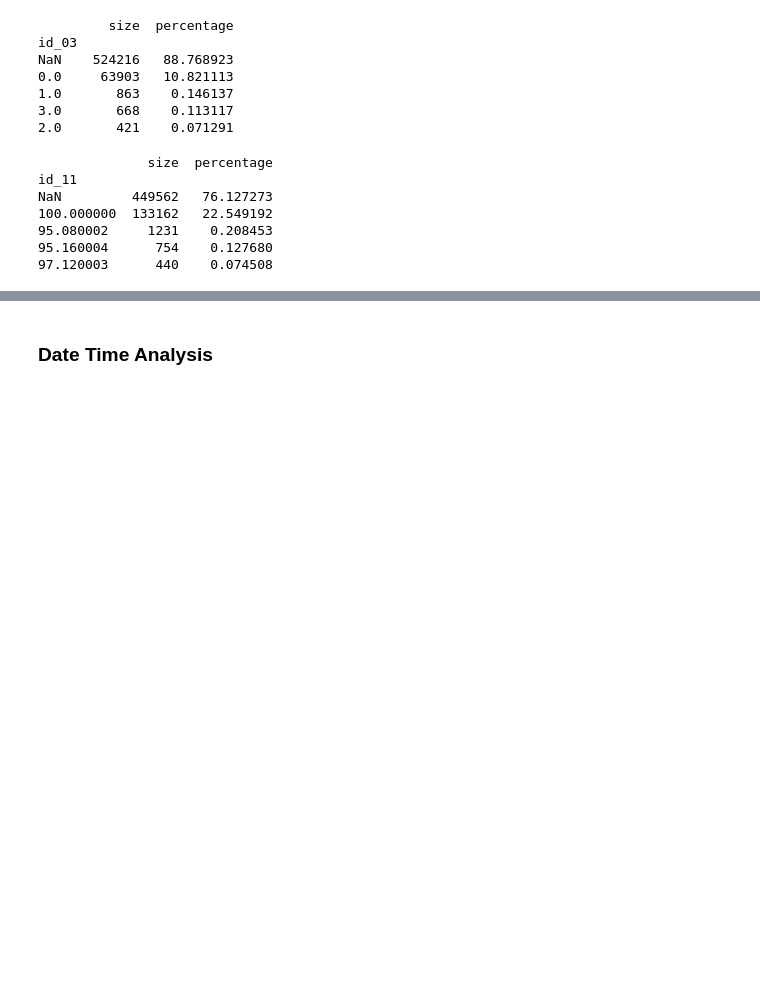
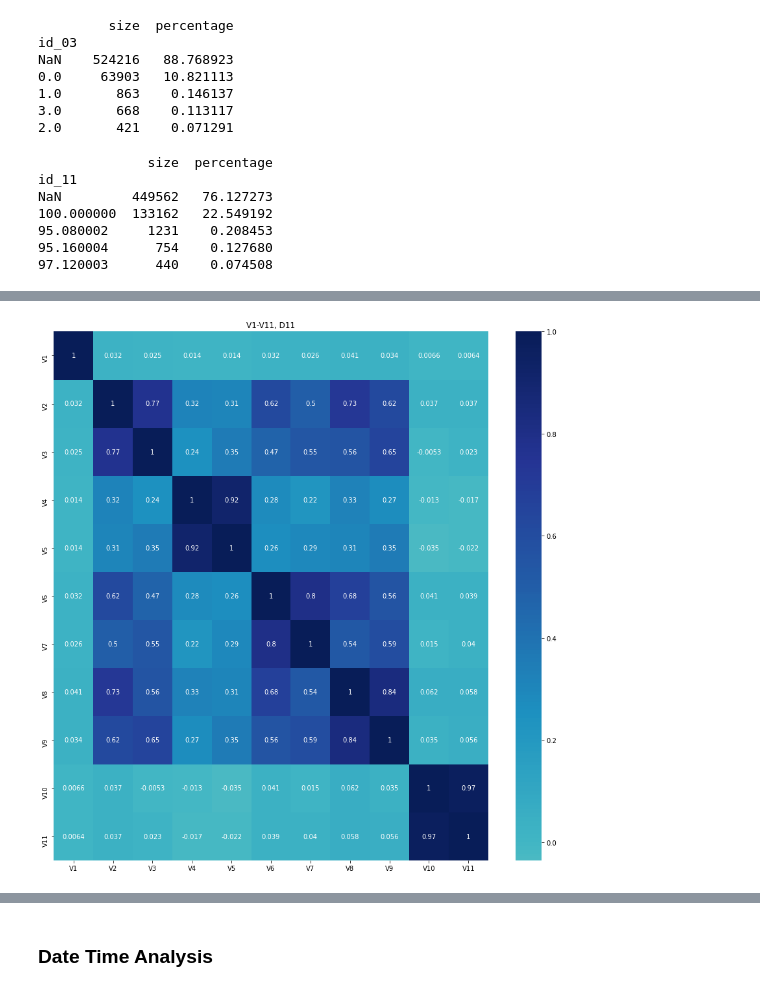
Before and after one commit to JoshSpangler96/IEEE-CIS-Fraud-Detection, a Jupyter notebook: IEEE_Fraud_Detection_EDA.ipynb, the cells around one changed output, grey strips where cells are left out. Cells and saved outputs as stored; diff of their text form; code cells hidden in the pictures; blank space fills up the shorter version.

```diff
--- a/IEEE_Fraud_Detection_EDA.ipynb
+++ b/IEEE_Fraud_Detection_EDA.ipynb
@@ -1192,0 +676,6 @@ corr_plot(df=train, features=features, title='V279-V321', annot=False)
+# %%
+features = ['V1', 'V2', 'V3', 'V4', 'V5', 'V6', 'V7', 'V8', 'V9', 'V10', 'V11']
+
+corr_plot(df=train, features=features, title='V1-V11, D11')
+# %% [output]
+[figure, added]
```
Also changed, not shown: parts of 138 cells of this notebook.
